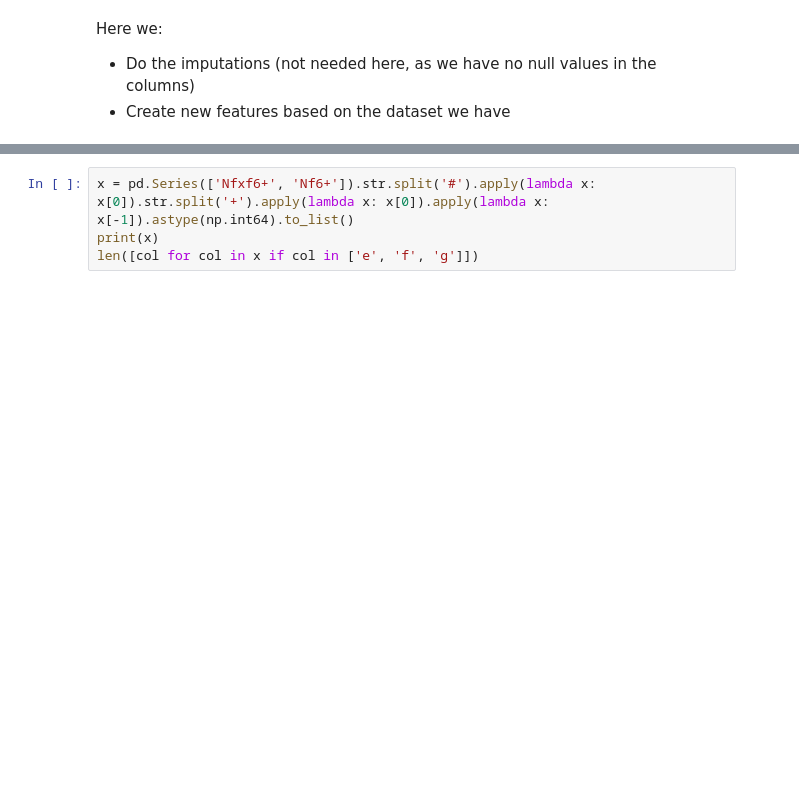
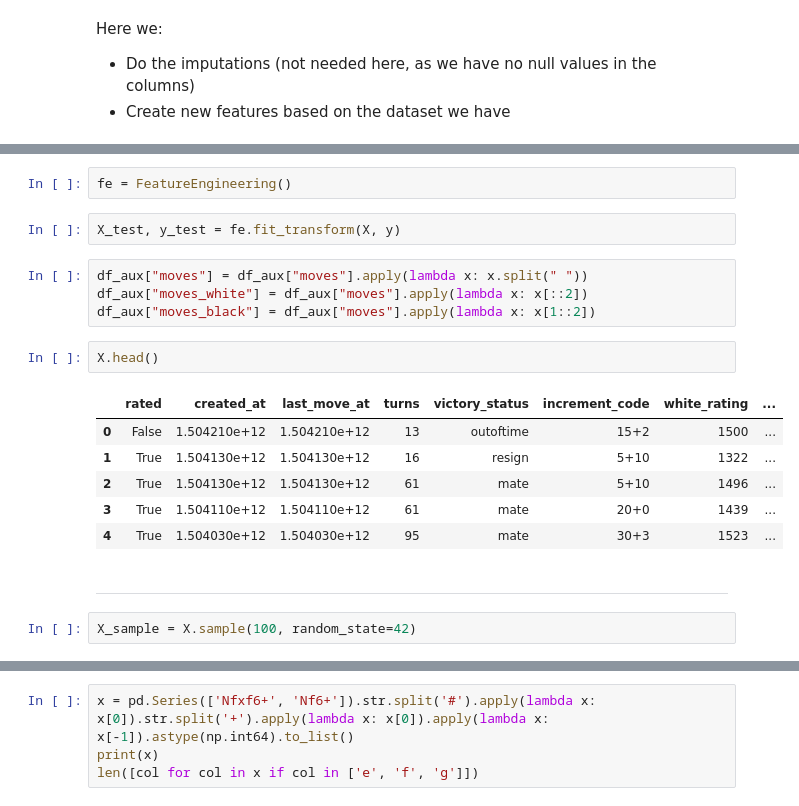
Before and after one commit to mpereiramoretti/lichess-games-prediction, a Jupyter notebook: 0. EDA/0.1 Selecting the variables.ipynb, the cells around one changed output, grey strips where cells are left out. Saved outputs shown, nothing was run; the diff lists cells and outputs as text; blank space fills up the shorter version.

```diff
--- a/0. EDA/0.1 Selecting the variables.ipynb
+++ b/0. EDA/0.1 Selecting the variables.ipynb
@@ -201,0 +215,21 @@ SyntaxError: invalid syntax (<ipython-input-135-d2ac4faa683d>, line 101)
+# %%
+fe = FeatureEngineering()
+# %%
+X_test, y_test = fe.fit_transform(X, y)
+# %%
+df_aux["moves"] = df_aux["moves"].apply(lambda x: x.split(" "))
+df_aux["moves_white"] = df_aux["moves"].apply(lambda x: x[::2])
+df_aux["moves_black"] = df_aux["moves"].apply(lambda x: x[1::2])
+# %%
+X.head()
+# %% [output]
+|  | rated | created_at | last_move_at | turns | victory_status | increment_code | white_rating | ... |
+| 0 | False | 1.504210e+12 | 1.504210e+12 | 13 | outoftime | 15+2 | 1500 | ... |
+| 1 | True | 1.504130e+12 | 1.504130e+12 | 16 | resign | 5+10 | 1322 | ... |
+| 2 | True | 1.504130e+12 | 1.504130e+12 | 61 | mate | 5+10 | 1496 | ... |
+| 3 | True | 1.504110e+12 | 1.504110e+12 | 61 | mate | 20+0 | 1439 | ... |
+| 4 | True | 1.504030e+12 | 1.504030e+12 | 95 | mate | 30+3 | 1523 | ... |
+# %% [markdown]
+---
+# %%
+X_sample = X.sample(100, random_state=42)
```
Also changed, not shown: parts of 8 cells of this notebook.
